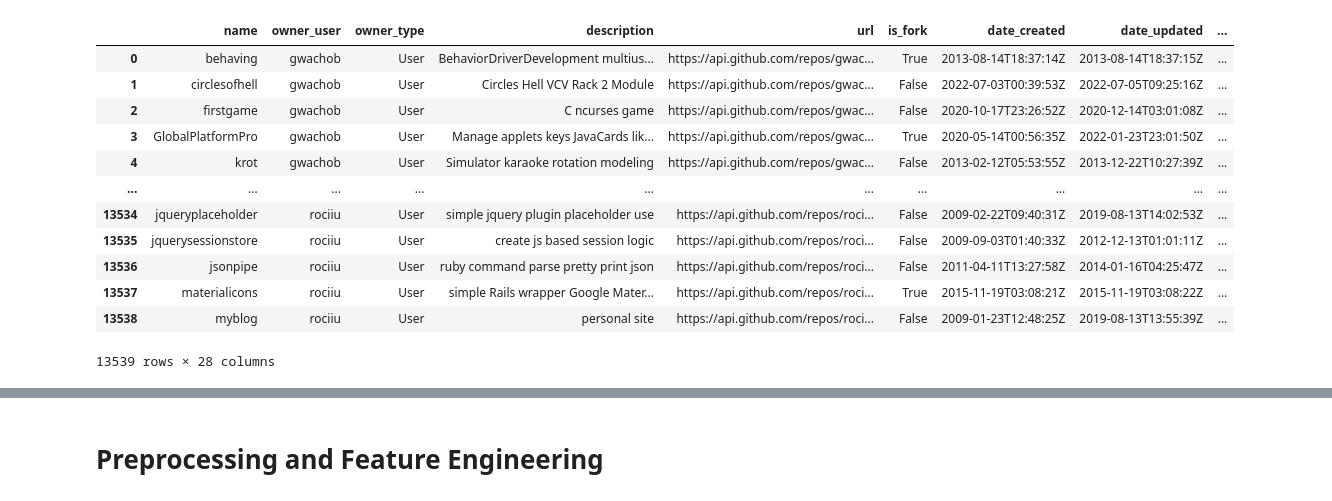
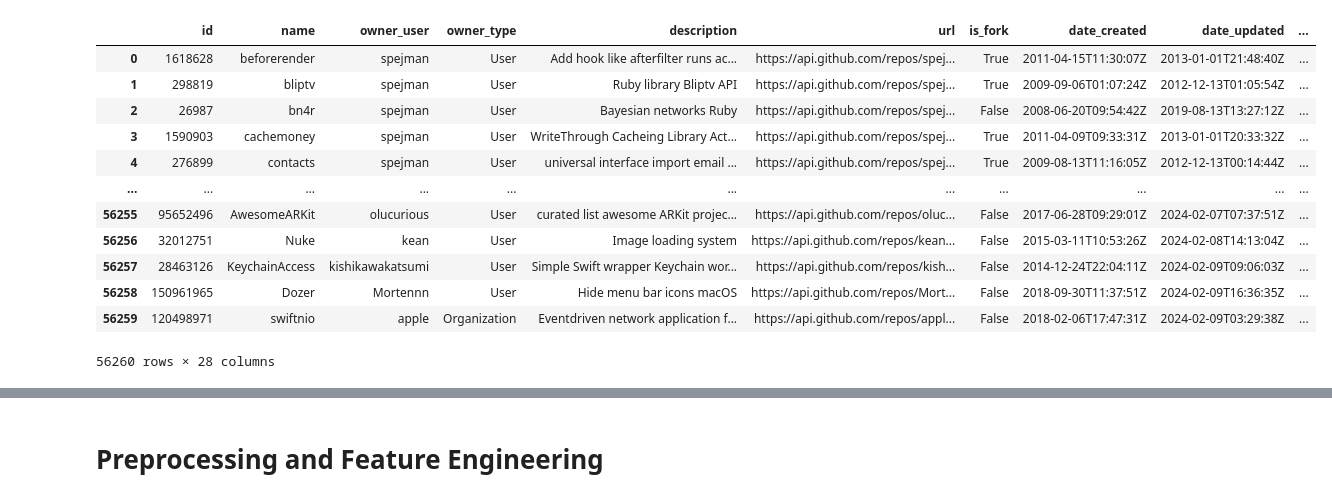
Before and after one commit to RecandChat/CodeCompass, a Jupyter notebook: monkelib/models/modelling_repos.ipynb, the cells around one changed output, grey strips where cells are left out. Drawn from its saved outputs; the diff is of its cells as text; code cells hidden in the pictures.

Commit message:
re-evaluated features & re-trained models for comparison

```diff
--- a/monkelib/models/modelling_repos.ipynb
+++ b/monkelib/models/modelling_repos.ipynb
@@ -6,19 +6,19 @@ import seaborn as sns
 import torch
 # %%
 # load the data
-df = pd.read_csv('../Data/clean/mostFamousUsersReposCleaned.csv')
+df = pd.read_csv('../Data/clean/allReposCleaned.csv')
 df
 # %% [output]
-|  | name | owner_user | owner_type | description | url | is_fork | date_created | date_updated | ... |
-| 0 | behaving | gwachob | User | BehaviorDriverDevelopment multius... | https://api.github.com/repos/gwac... | True | 2013-08-14T18:37:14Z | 2013-08-14T18:37:15Z | ... |
-| 1 | circlesofhell | gwachob | User | Circles Hell VCV Rack 2 Module | https://api.github.com/repos/gwac... | False | 2022-07-03T00:39:53Z | 2022-07-05T09:25:16Z | ... |
-| 2 | firstgame | gwachob | User | C ncurses game | https://api.github.com/repos/gwac... | False | 2020-10-17T23:26:52Z | 2020-12-14T03:01:08Z | ... |
-| 3 | GlobalPlatformPro | gwachob | User | Manage applets keys JavaCards lik... | https://api.github.com/repos/gwac... | True | 2020-05-14T00:56:35Z | 2022-01-23T23:01:50Z | ... |
-| 4 | krot | gwachob | User | Simulator karaoke rotation modeling | https://api.github.com/repos/gwac... | False | 2013-02-12T05:53:55Z | 2013-12-22T10:27:39Z | ... |
-| ... | ... | ... | ... | ... | ... | ... | ... | ... | ... |
-| 13534 | jqueryplaceholder | rociiu | User | simple jquery plugin placeholder use | https://api.github.com/repos/roci... | False | 2009-02-22T09:40:31Z | 2019-08-13T14:02:53Z | ... |
-| 13535 | jquerysessionstore | rociiu | User | create js based session logic | https://api.github.com/repos/roci... | False | 2009-09-03T01:40:33Z | 2012-12-13T01:01:11Z | ... |
-| 13536 | jsonpipe | rociiu | User | ruby command parse pretty print json | https://api.github.com/repos/roci... | False | 2011-04-11T13:27:58Z | 2014-01-16T04:25:47Z | ... |
-| 13537 | materialicons | rociiu | User | simple Rails wrapper Google Mater... | https://api.github.com/repos/roci... | True | 2015-11-19T03:08:21Z | 2015-11-19T03:08:22Z | ... |
-| 13538 | myblog | rociiu | User | personal site | https://api.github.com/repos/roci... | False | 2009-01-23T12:48:25Z | 2019-08-13T13:55:39Z | ... |
+|  | id | name | owner_user | owner_type | description | url | is_fork | date_created | date_updated | ... |
+| 0 | 1618628 | beforerender | spejman | User | Add hook like afterfilter runs ac... | https://api.github.com/repos/spej... | True | 2011-04-15T11:30:07Z | 2013-01-01T21:48:40Z | ... |
+| 1 | 298819 | bliptv | spejman | User | Ruby library Bliptv API | https://api.github.com/repos/spej... | True | 2009-09-06T01:07:24Z | 2012-12-13T01:05:54Z | ... |
+| 2 | 26987 | bn4r | spejman | User | Bayesian networks Ruby | https://api.github.com/repos/spej... | False | 2008-06-20T09:54:42Z | 2019-08-13T13:27:12Z | ... |
+| 3 | 1590903 | cachemoney | spejman | User | WriteThrough Cacheing Library Act... | https://api.github.com/repos/spej... | True | 2011-04-09T09:33:31Z | 2013-01-01T20:33:32Z | ... |
+| 4 | 276899 | contacts | spejman | User | universal interface import email ... | https://api.github.com/repos/spej... | True | 2009-08-13T11:16:05Z | 2012-12-13T00:14:44Z | ... |
+| ... | ... | ... | ... | ... | ... | ... | ... | ... | ... | ... |
+| 56255 | 95652496 | AwesomeARKit | olucurious | User | curated list awesome ARKit projec... | https://api.github.com/repos/oluc... | False | 2017-06-28T09:29:01Z | 2024-02-07T07:37:51Z | ... |
+| 56256 | 32012751 | Nuke | kean | User | Image loading system | https://api.github.com/repos/kean... | False | 2015-03-11T10:53:26Z | 2024-02-08T14:13:04Z | ... |
+| 56257 | 28463126 | KeychainAccess | kishikawakatsumi | User | Simple Swift wrapper Keychain wor... | https://api.github.com/repos/kish... | False | 2014-12-24T22:04:11Z | 2024-02-09T09:06:03Z | ... |
+| 56258 | 150961965 | Dozer | Mortennn | User | Hide menu bar icons macOS | https://api.github.com/repos/Mort... | False | 2018-09-30T11:37:51Z | 2024-02-09T16:36:35Z | ... |
+| 56259 | 120498971 | swiftnio | apple | Organization | Eventdriven network application f... | https://api.github.com/repos/appl... | False | 2018-02-06T17:47:31Z | 2024-02-09T03:29:38Z | ... |
-13539 rows × 28 columns
+56260 rows × 28 columns
```
Also changed, not shown: parts of 8 cells of this notebook, 2 other files.
